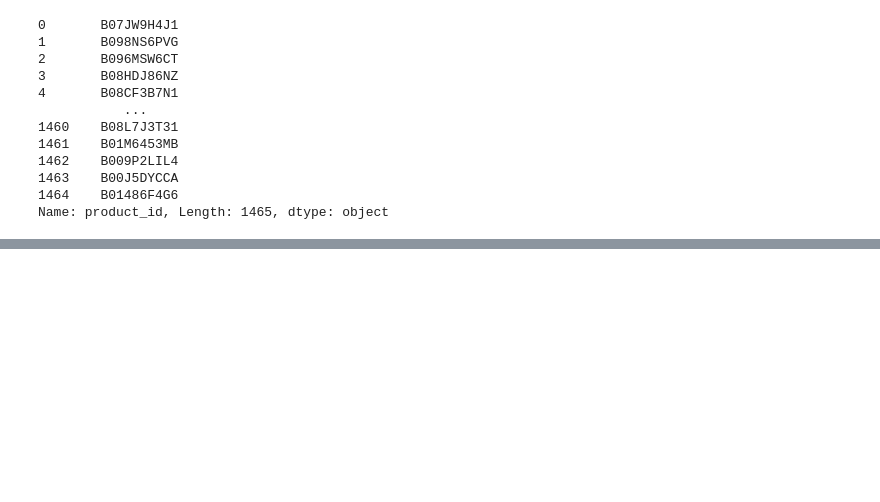
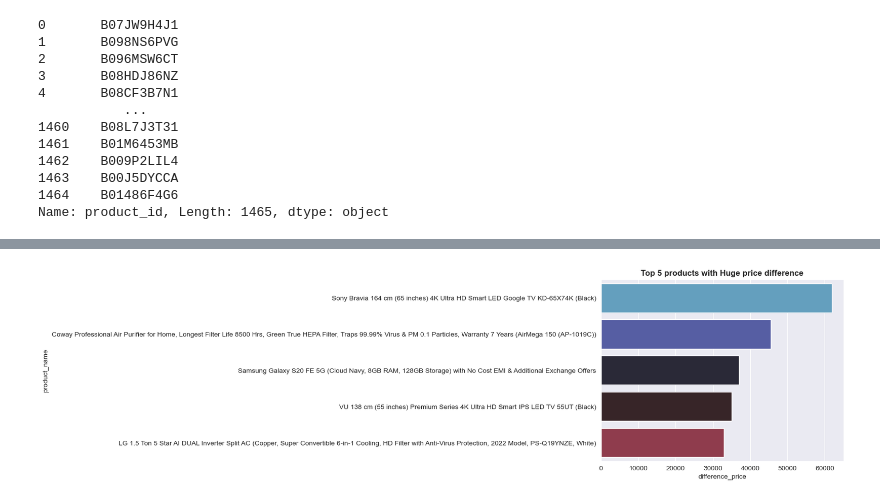
Before and after one commit to Bidkar2912/Amazon_Sales, a Jupyter notebook: Amazon_Sales_Analysis.ipynb, the cells around one changed output, grey strips where cells are left out. Saved outputs shown, nothing was run; the diff lists cells and outputs as text; code cells hidden in the pictures; blank space fills up the shorter version.

```diff
--- a/Amazon_Sales_Analysis.ipynb
+++ b/Amazon_Sales_Analysis.ipynb
@@ -430,0 +448,9 @@ sns.barplot(ax = ax[1], data=max_sub_products, x = 'counts', y='category_2')
+# %%
+huge_price_diff = sns.barplot(data = df.sort_values('difference_price',
+                                                   ascending=False).head(),
+                             x = 'difference_price',y = 'product_name')
+huge_price_diff.set_title('Top 5 products with Huge price difference',
+                         fontweight = 'bold')
+plt.show()
+# %% [output]
+[figure, added]
```
Also changed, not shown: parts of 28 cells of this notebook.
